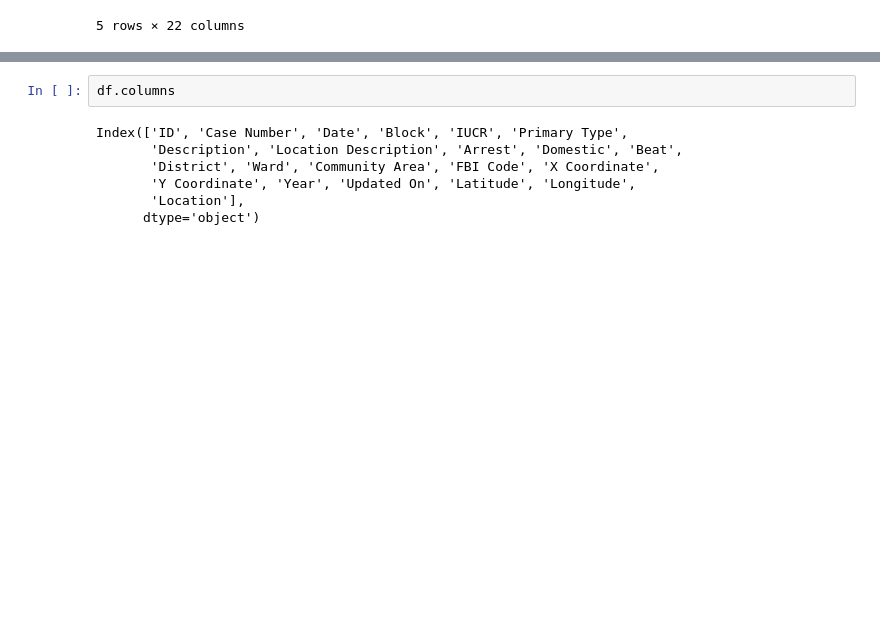
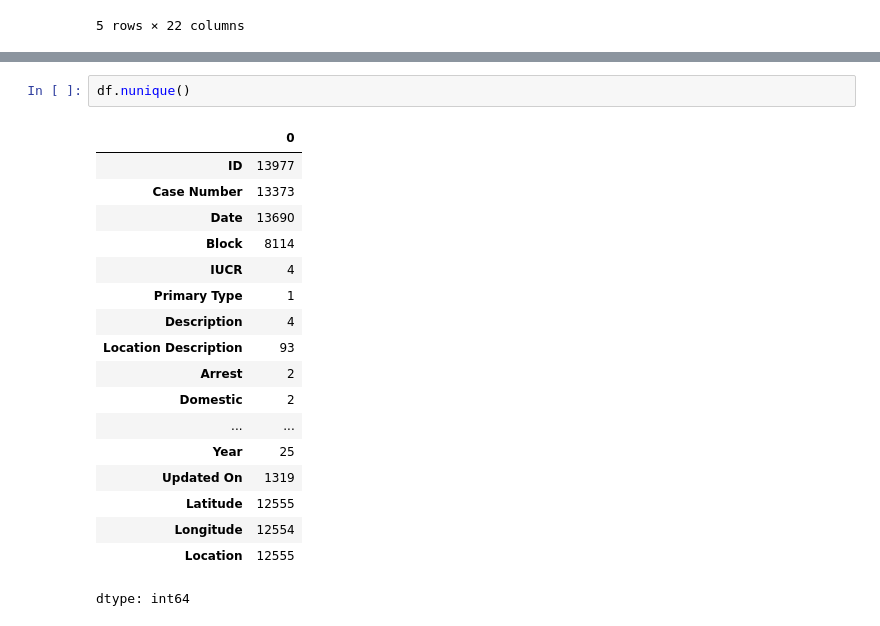
Before and after one commit to lejejefr/ECM_2526_FinalProject, a Jupyter notebook: Sripts/EDA.ipynb, the cells around one changed output, grey strips where cells are left out. Saved outputs shown, nothing was run; the diff lists cells and outputs as text; blank space fills up the shorter version.

```diff
--- a/Sripts/EDA.ipynb
+++ b/Sripts/EDA.ipynb
@@ -21,9 +72,21 @@ df.head()
 # %%
-df.columns
+df.nunique()
 # %% [output]
+|  | 0 |
+| ID | 13977 |
+| Case Number | 13373 |
+| Date | 13690 |
+| Block | 8114 |
+| IUCR | 4 |
+| Primary Type | 1 |
+| Description | 4 |
+| Location Description | 93 |
+| Arrest | 2 |
+| Domestic | 2 |
+| ... | ... |
+| Year | 25 |
+| Updated On | 1319 |
+| Latitude | 12555 |
+| Longitude | 12554 |
+| Location | 12555 |
-Index(['ID', 'Case Number', 'Date', 'Block', 'IUCR', 'Primary Type',
-       'Description', 'Location Description', 'Arrest', 'Domestic', 'Beat',
-       'District', 'Ward', 'Community Area', 'FBI Code', 'X Coordinate',
-       'Y Coordinate', 'Year', 'Updated On', 'Latitude', 'Longitude',
-       'Location'],
-      dtype='object')
+dtype: int64
```
Also changed, not shown: parts of 2 cells of this notebook.
